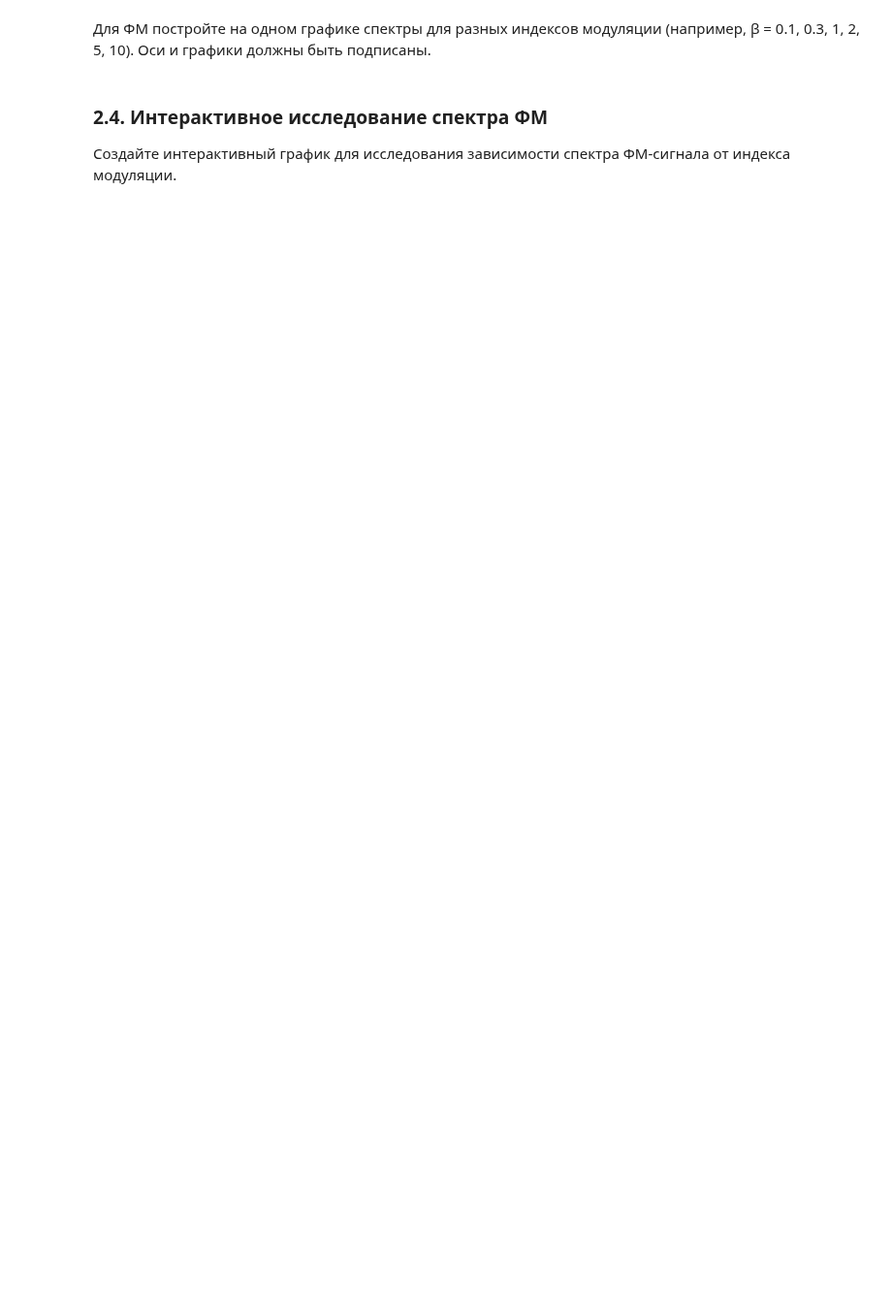
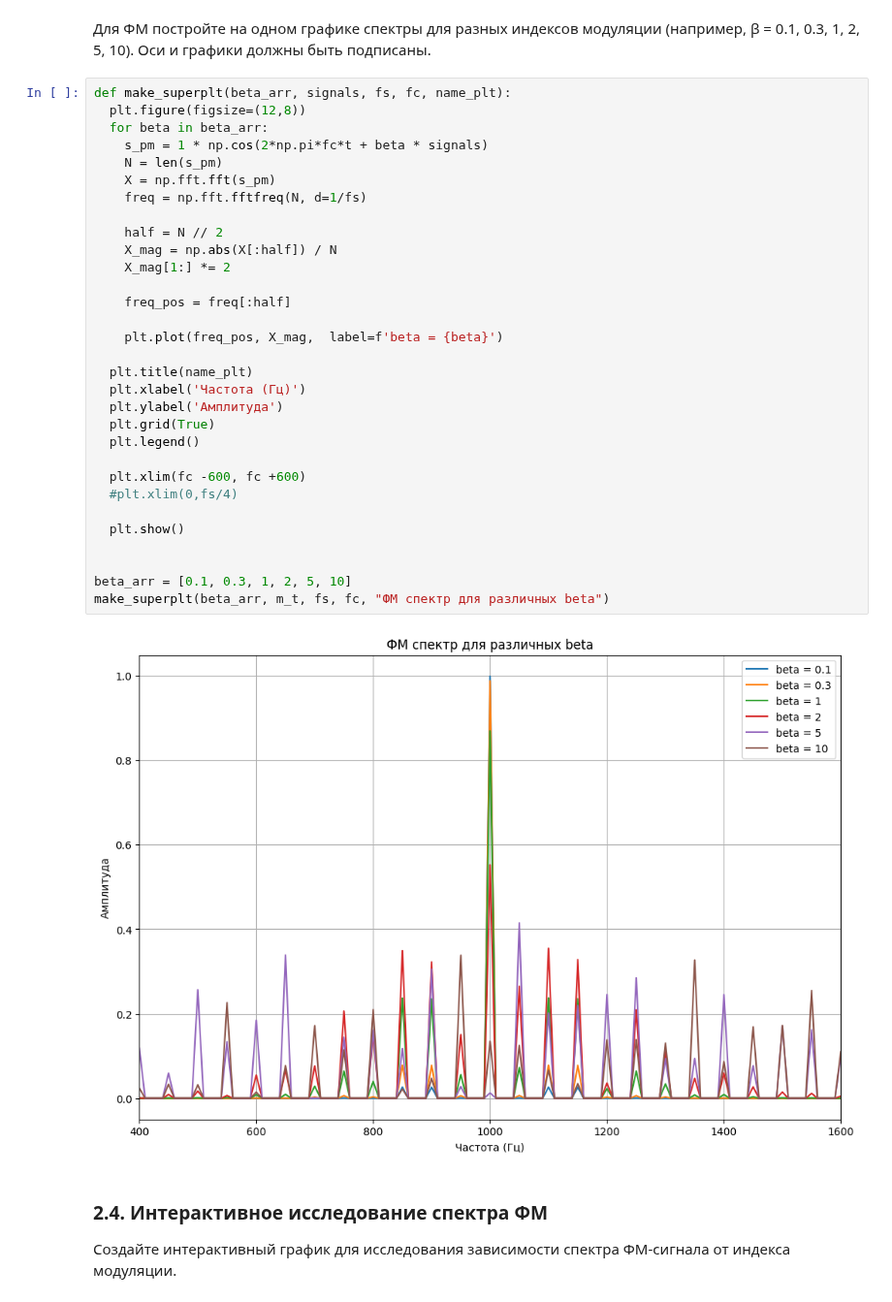
Before and after one commit to Korobokkk/YADRO-2026_dsp-seminars, a Jupyter notebook: seminars/2.ipynb, the cells around one changed output. Shown at 97% size. Drawn from its saved outputs; the diff is of its cells as text; blank space fills up the shorter version.

```diff
--- a/seminars/2.ipynb
+++ b/seminars/2.ipynb
@@ -115,5 +147,38 @@ plot_spectrum(s_pm, fs, f'ФМ спектр (β = {beta_pm})')
 # %% [markdown]
 Для ФМ постройте на одном графике спектры для разных индексов модуляции (например, β = 0.1, 0.3, 1, 2, 5, 10). Оси и графики должны быть подписаны.
+# %%
+def make_superplt(beta_arr, signals, fs, fc, name_plt):
+  plt.figure(figsize=(12,8))
+  for beta in beta_arr:
+    s_pm = 1 * np.cos(2*np.pi*fc*t + beta * signals)
+    N = len(s_pm)
+    X = np.fft.fft(s_pm)
+    freq = np.fft.fftfreq(N, d=1/fs)
+
+    half = N // 2
+    X_mag = np.abs(X[:half]) / N
+    X_mag[1:] *= 2
+
+    freq_pos = freq[:half]
+
+    plt.plot(freq_pos, X_mag,  label=f'beta = {beta}')
+
+  plt.title(name_plt)
+  plt.xlabel('Частота (Гц)')
+  plt.ylabel('Амплитуда')
+  plt.grid(True)
+  plt.legend()
+
+  plt.xlim(fc -600, fc +600)
+  #plt.xlim(0,fs/4)
+
+  plt.show()
+
+
+beta_arr = [0.1, 0.3, 1, 2, 5, 10]
+make_superplt(beta_arr, m_t, fs, fc, "ФМ спектр для различных beta")
+# %% [output]
+[figure, added]
 # %% [markdown]
 ### 2.4. Интерактивное исследование спектра ФМ
 Создайте интерактивный график для исследования зависимости спектра ФМ-сигнала от индекса модуляции.
```
Also changed, not shown: parts of 16 cells of this notebook.
